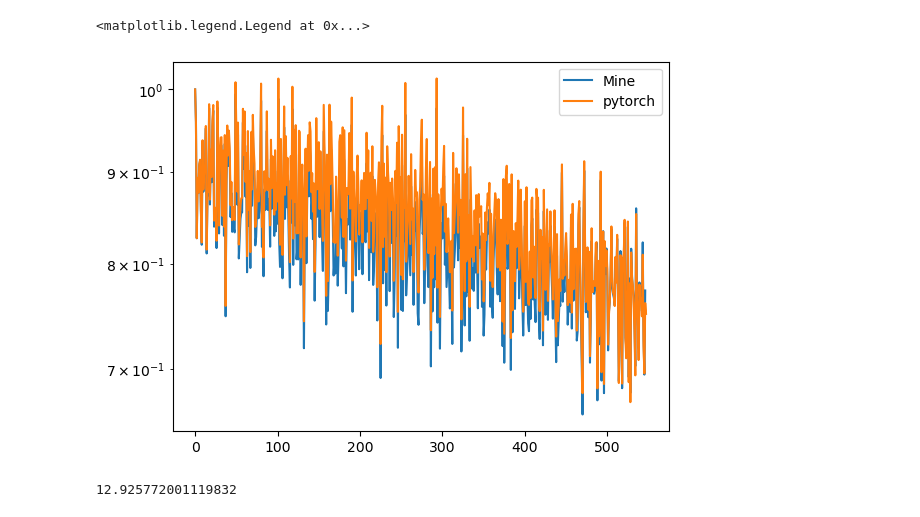
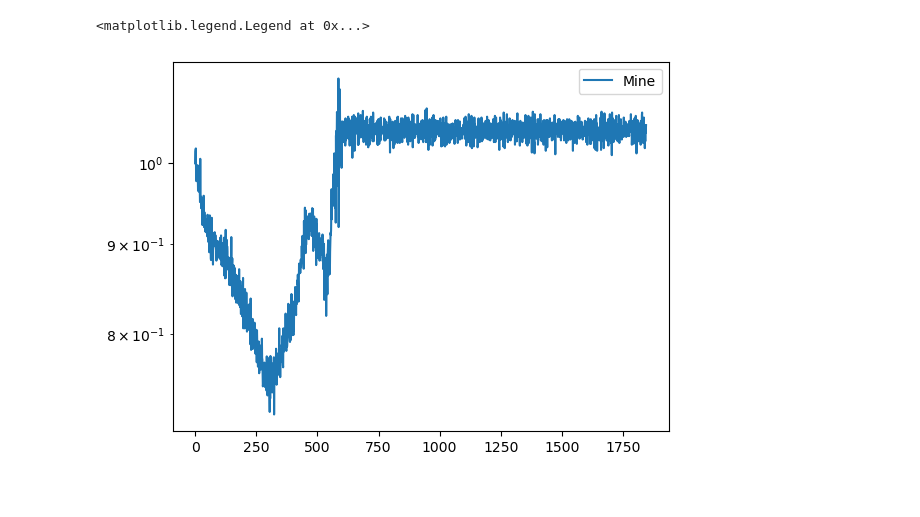
Before and after one commit to aaron23pueschel/PyML, a Jupyter notebook: run.ipynb, the cells around one changed output. Saved outputs shown, nothing was run; the diff lists cells and outputs as text; code cells hidden in the pictures.

```diff
--- a/run.ipynb
+++ b/run.ipynb
@@ -13,0 +45,22 @@ import pytorch_NN as PyNN
+# %%
+
+for epoch in range(0, num_epochs-1):
+    count = 0
+    print("epoch: ",epoch)
+   # if epoch % 5 == 0:
+
+        #NN_.save_state(test,"epoch"+str(epoch))
+    for batch_x, batch_y in data_loader_train:
+        print("[epoch: "+str(epoch)+" Batch: "+str(count)+" ]")
+        #print(batch_x.shape)
+        y_pred = test.forward(batch_x.numpy())
+        #print(y_pred)
+
+        test.gradient(y_pred,batch_y.numpy(),batch_x.numpy())
+        #print(np.linalg.norm(test.parameters["weights"][:,:,0]),np.linalg.norm(test.parameters["weights"][:,:,1]))
+        #print(test.mean["weights"])
+        test.updateWeights(lr=.001,alg="SGD")
+        CEL = -np.mean(batch_y.numpy() * np.log(np.clip(y_pred, 1e-15, 1 - 1e-15)))
+        MSE_history.append(CEL)
+        test.mse_history.append(CEL)
+        count+=1
@@ -44,7 +128,7 @@ num_hidden_layers = 2
 nodes_per_layer = 20
 minibatch_sz = batch_size
 
-test = NN.FullyConnected(input_dim,output_dim,nodes_per_layer,num_hidden_layers,minibatch_sz,activation_fcn="ReLU",optimizer="ADAM")
+test = NN_.FullyConnected(input_dim,output_dim,nodes_per_layer,num_hidden_layers,minibatch_sz,activation_fcn="ReLU",optimizer="SGD")
 # %%
 #for param in model.parameters():
    # print(param)
@@ -57,24 +141,25 @@ for epoch in range(0, num_epochs-1):
         ## Pytorch
 
         # Forward pass
-        output = model(batch_x)
+        #output = model(batch_x)
 
         # Compute the loss
-        criterion = nn.MSELoss()
-        loss = criterion(output, batch_y)
+        #criterion = nn.MSELoss()
+        #loss = criterion(output, batch_y)
 
         # Backward pass and optimization
-        optimizer.zero_grad()
-        loss.backward()
-        optimizer.step()
+        #optimizer.zero_grad()
+        #loss.backward()
+        #optimizer.step()
 
         # Get MSE
-        mse_list_.append(loss.item())
+        #mse_list_.append(loss.item())
 
         # My implementation
         y_pred = test.forward(batch_x.numpy())
+
         test.gradient(y_pred,batch_y.numpy(),batch_x.numpy())
-        test.updateWeights(lr=.001,alg="ADAM")
+        test.updateWeights(lr=.0005,alg="ADAM")
 
 
 
@@ -107,11 +171,7 @@ array([[-0.21136812],
 # %%
 plt.semilogy(MSE_history/MSE_history[0])
-plt.semilogy(np.array(mse_list_)/mse_list_[0])
+#plt.semilogy(np.array(mse_list_)/mse_list_[0])
 plt.legend(["Mine","pytorch"])
 # %% [output]
 <matplotlib.legend.Legend at 0x...>
-[figure, old version]
+[figure, new version]
-# %%
-np.linalg.norm(test.parameters["weights_out"])
-# %% [output]
-12.925772001119832
```
Also changed, not shown: parts of 9 cells of this notebook, 5 other files.
